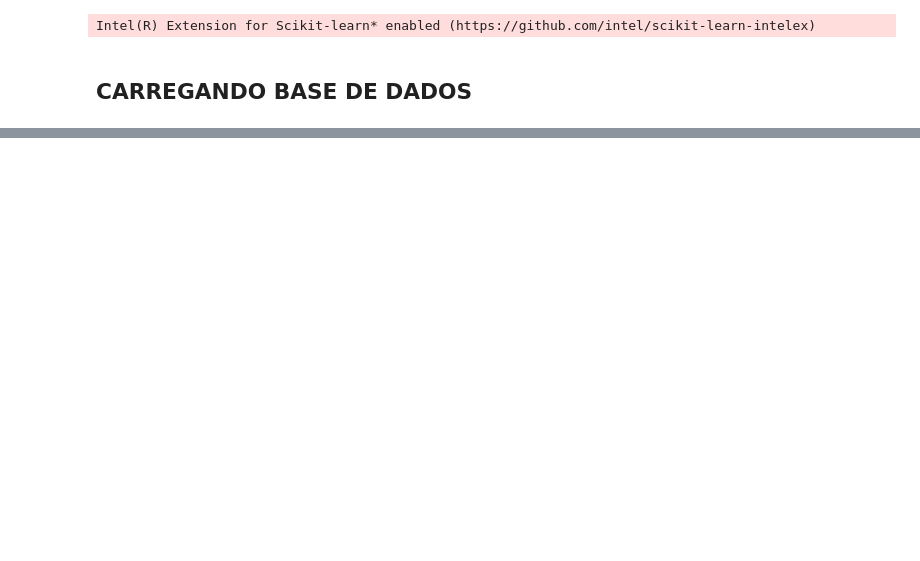
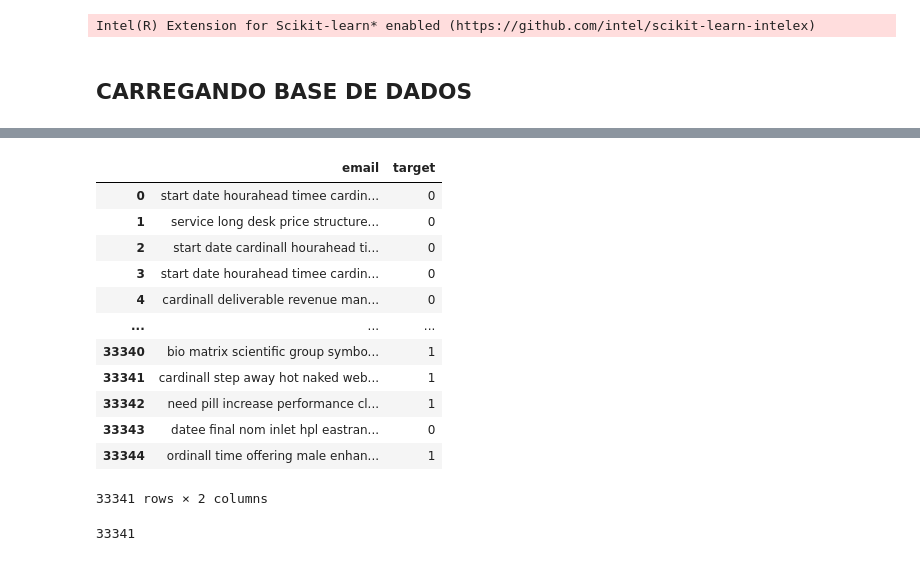
Before and after one commit to PlayerGhost/ciencia_de_dados_data_analysis, a Jupyter notebook: email_classificationTemp.ipynb, the cells around one changed output, grey strips where cells are left out. Cells and saved outputs as stored; diff of their text form; code cells hidden in the pictures; blank space fills up the shorter version.

```diff
--- a/email_classificationTemp.ipynb
+++ b/email_classificationTemp.ipynb
@@ -176,3 +158,24 @@ NERDataframe
+# %%
+database = pd.read_csv("Database/dataBaseWithNER.csv")
+
+database = database.drop(columns=["Unnamed: 0"])
+database = database.dropna()
+target = database["target"].array
+database
+# %% [output]
+|  | email | target |
+| 0 | start date hourahead timee cardin... | 0 |
+| 1 | service long desk price structure... | 0 |
+| 2 | start date cardinall hourahead ti... | 0 |
+| 3 | start date hourahead timee cardin... | 0 |
+| 4 | cardinall deliverable revenue man... | 0 |
+| ... | ... | ... |
+| 33340 | bio matrix scientific group symbo... | 1 |
+| 33341 | cardinall step away hot naked web... | 1 |
+| 33342 | need pill increase performance cl... | 1 |
+| 33343 | datee final nom inlet hpl eastran... | 0 |
+| 33344 | ordinall time offering male enhan... | 1 |
+33341 rows × 2 columns
 # %%
 #wordCount = bagOfWord(emailsText)
 
@@ -182,3 +188,7 @@ NERDataframe
+# %%
+print(len(emailsText))
+# %% [output]
+33341
 # %%
 tfidfVectorizer = TfidfVectorizer(analyzer="word",max_features=2100)
 #tfidfVectorizer = TfidfVectorizer(analyzer="word")
```
Also changed, not shown: parts of 23 cells of this notebook.
